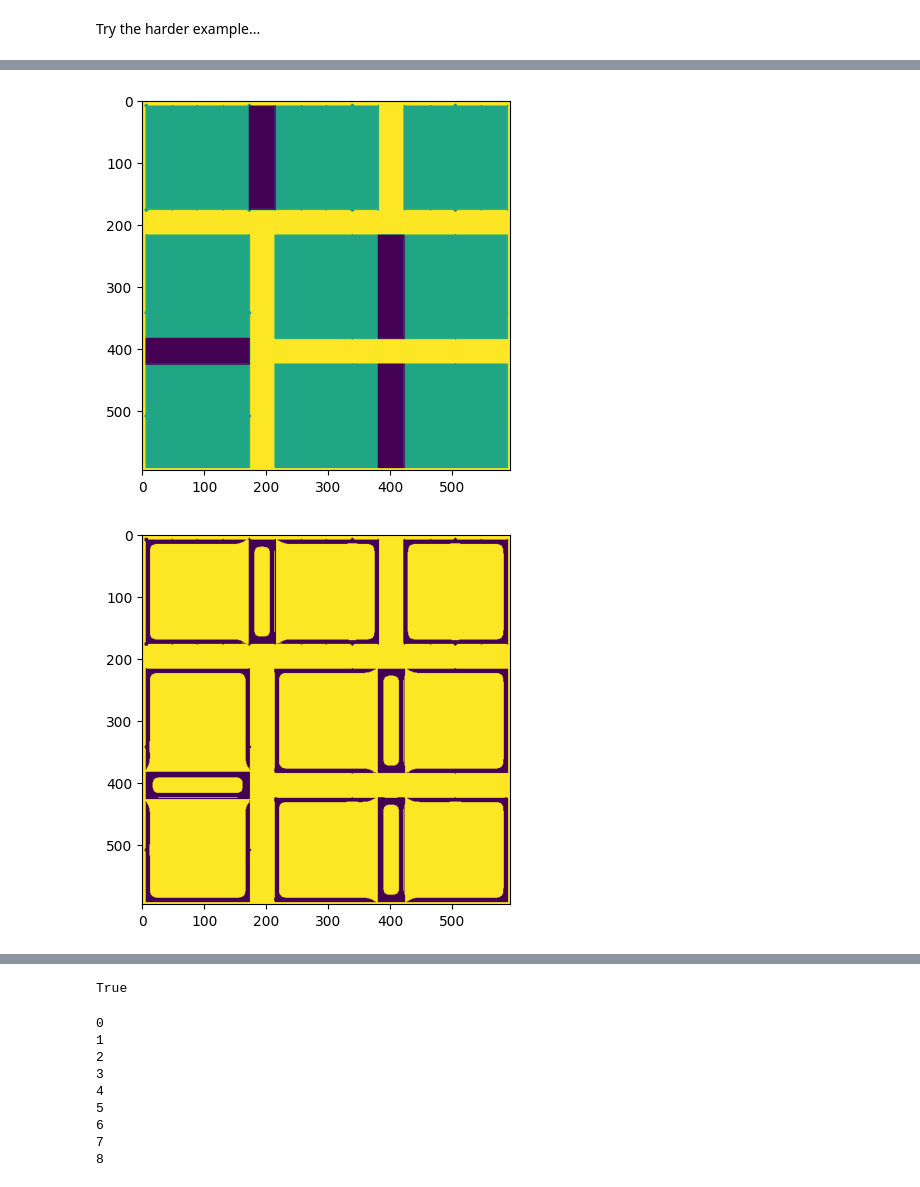
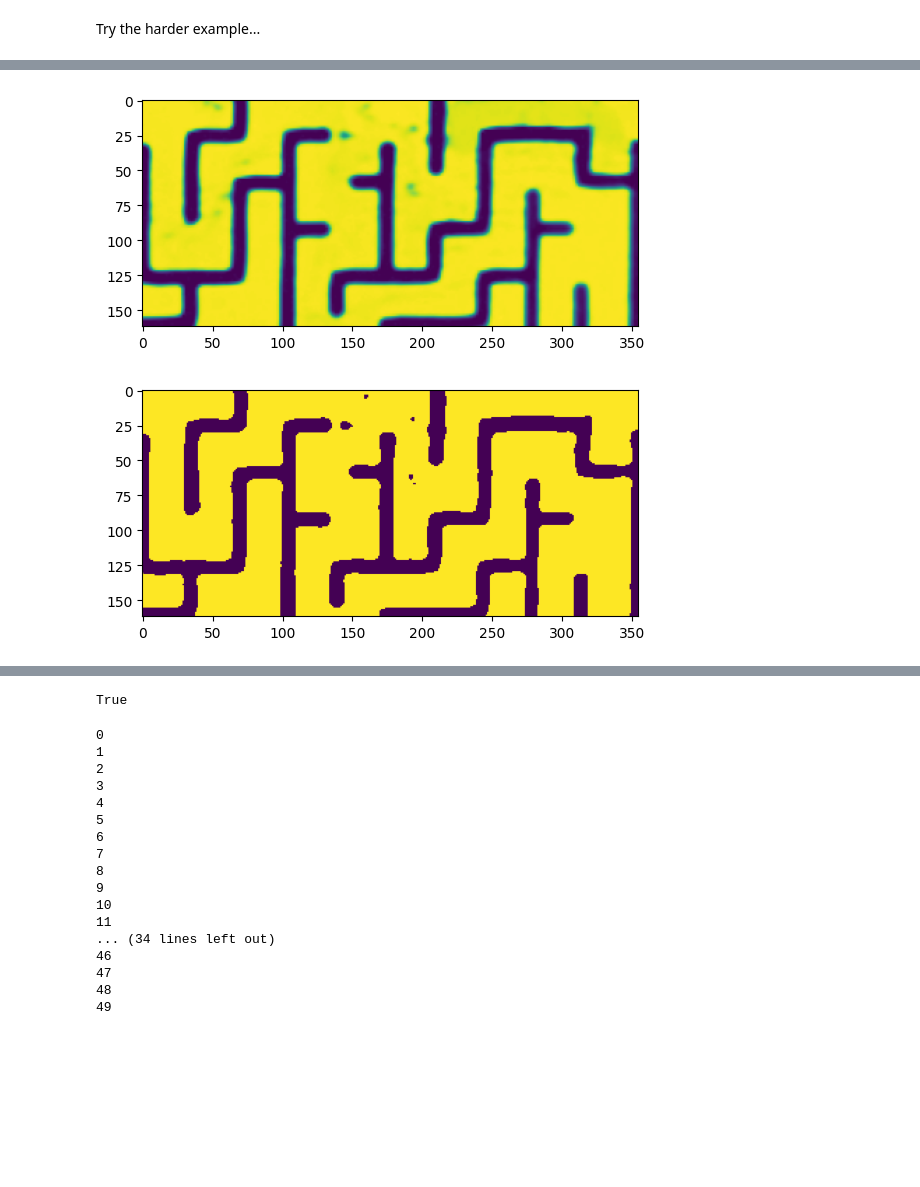
Before and after one commit to joshuamhtsang/mini_essays, a Jupyter notebook: 2024-12-19_fujiq-maze-solver/try_opencv_walldetection.ipynb, the cells around one changed output, grey strips where cells are left out. Saved outputs shown, nothing was run; the diff lists cells and outputs as text; code cells hidden in the pictures; blank space fills up the shorter version.

```diff
--- a/2024-12-19_fujiq-maze-solver/try_opencv_walldetection.ipynb
+++ b/2024-12-19_fujiq-maze-solver/try_opencv_walldetection.ipynb
@@ -63,7 +63,7 @@ plt.imshow(img_mat, cmap='hot', interpolation='nearest')
 # %% [markdown]
 Try the harder example...
 # %%
-maze_img_mat = cv.imread("maze_test_1.png", cv.IMREAD_GRAYSCALE)
+maze_img_mat = cv.imread("fujiq_10x5_section.png", cv.IMREAD_GRAYSCALE)
 print(type(maze_img_mat))
 print(maze_img_mat.shape)
 
@@ -76,3 +76,6 @@ plt.imshow(maze_img_mat, cmap='hot', interpolation='nearest')
+# %%
+x_maze_size = 10
+y_maze_size = 4
 # %%
 # Known issue: this function does not account for wall thickness
 def compute_state_midpoints(img_mat, x_num_states, y_num_states):
@@ -95,7 +98,7 @@ def compute_state_midpoints(img_mat, x_num_states, y_num_states):
     return(state_mid_points)
 
 
-state_mid_points = compute_state_midpoints(maze_img_mat, 3, 3)
+state_mid_points = compute_state_midpoints(maze_img_mat, x_maze_size, y_maze_size)
 print(state_mid_points)
 
 def compute_neighbouring_states(x_num_states, y_num_states):
@@ -147,5 +150,5 @@ def compute_neighbouring_states(x_num_states, y_num_states):
     print(neighbouring_states)
     return neighbouring_states
 
-neighbouring_states = compute_neighbouring_states(3, 3)
+neighbouring_states = compute_neighbouring_states(x_maze_size, y_maze_size)
 # %% [output]
@@ -174,34 +177,34 @@ def check_wall_presence(state_a, state_b, state_mid_points, img_mat):
     plt.show()
     plt.imshow(th)
     plt.show()
 
-    profile = profile_line(th, state_mid_points[state_a], state_mid_points[state_b], linewidth=1, mode='constant')
+    profile = profile_line(img_mat, state_mid_points[state_a], state_mid_points[state_b], linewidth=1, mode='constant')
     plt.plot(profile, '--bo')
     plt.show()
 
     # A wall is considered present if > x% of grayscale values are less than 10
     num_lt_10 = 0
     num_gt_10 = 0
     for i in range(0, len(profile)):
         # boom!
         if profile[i] < 10:
             num_lt_10 += 1
         else:
             num_gt_10 += 1
     #print("No. values less than 10 = ", num_lt_10)
     #print("No. values greater than 10 = ", num_gt_10)
 
     fraction_lt_10 = num_lt_10 / len(profile)
     #print(fraction_lt_10)
 
     if fraction_lt_10 > 0.025:
         return True
     else:
         return False
 
 
-print(check_wall_presence(3, 6, state_mid_points, maze_img_mat))
+print(check_wall_presence(3, 4, state_mid_points, maze_img_mat))
 #check_wall_presence(3, 4, state_mid_points, maze_img_mat)
 # %% [output]
-[figure, old version]
+[figure, new version]
-[figure, old version]
+[figure, new version]
@@ -224,6 +227,14 @@ generate_maze_environment(maze_img_mat, state_mid_points)
 6
 7
 8
+9
+10
+11
+... (34 lines left out)
+46
+47
+48
+49
 # %%
 def draw_state_numbers_on_image(img_mat, x_num_states, y_num_states):
     labelled_image = img_mat.copy()
```
Also changed, not shown: parts of 5 cells of this notebook.
